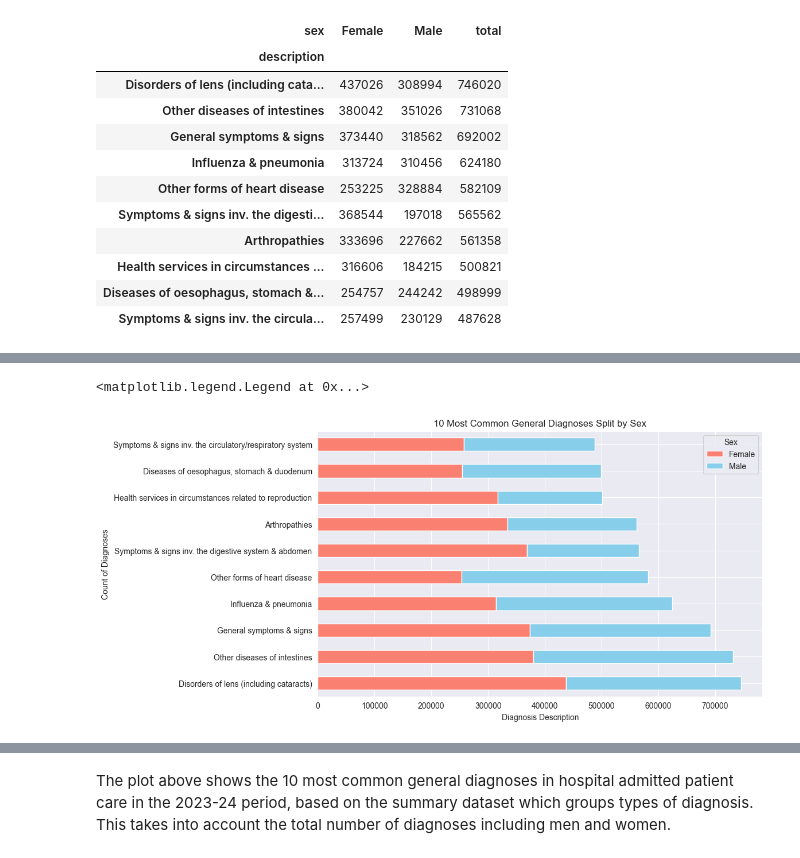
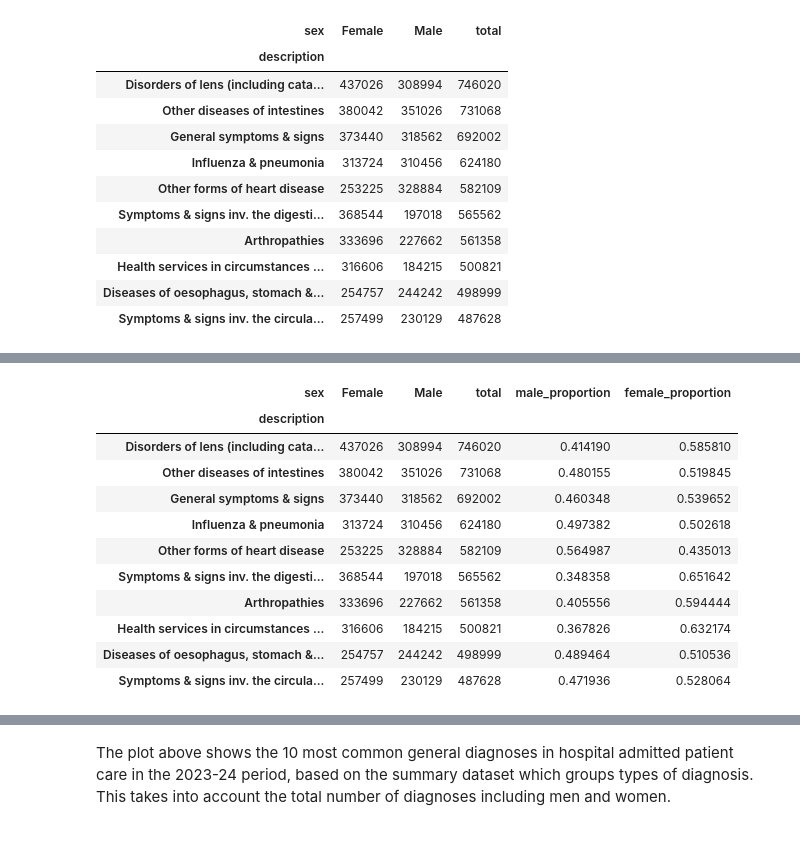
Before and after one commit to maymay238xx/Data-Science-Research-Project---Cisgender-and-Healthcare, a Jupyter notebook: notebooks/03-analysis-visualisation-notebook.ipynb, the cells around one changed output, grey strips where cells are left out. Drawn from its saved outputs; the diff is of its cells as text; code cells hidden in the pictures.

```diff
--- a/notebooks/03-analysis-visualisation-notebook.ipynb
+++ b/notebooks/03-analysis-visualisation-notebook.ipynb
@@ -500,12 +512,18 @@ display(top_10_diagnoses)
 # %%
-diag_10_subset = top_10_diagnoses[["Female", "Male"]]
+top_10_diagnoses['male_proportion'] = top_10_diagnoses['Male'] / top_10_diagnoses['total']
+top_10_diagnoses['female_proportion'] = top_10_diagnoses['Female'] / top_10_diagnoses['total']
 
-diag_10_subset.plot(kind='barh', stacked=True, color=['salmon', 'skyblue'])
-plt.title('10 Most Common General Diagnoses Split by Sex')
-plt.xlabel('Diagnosis Description')
-plt.ylabel('Count of Diagnoses')
-
-plt.legend(title='Sex')
+display(top_10_diagnoses)
 # %% [output]
-<matplotlib.legend.Legend at 0x...>
-[figure, removed]
+| sex | Female | Male | total | male_proportion | female_proportion |
+| description |  |  |  |  |  |
+| Disorders of lens (including cata... | 437026 | 308994 | 746020 | 0.414190 | 0.585810 |
+| Other diseases of intestines | 380042 | 351026 | 731068 | 0.480155 | 0.519845 |
+| General symptoms & signs | 373440 | 318562 | 692002 | 0.460348 | 0.539652 |
+| Influenza & pneumonia | 313724 | 310456 | 624180 | 0.497382 | 0.502618 |
+| Other forms of heart disease | 253225 | 328884 | 582109 | 0.564987 | 0.435013 |
+| Symptoms & signs inv. the digesti... | 368544 | 197018 | 565562 | 0.348358 | 0.651642 |
+| Arthropathies | 333696 | 227662 | 561358 | 0.405556 | 0.594444 |
+| Health services in circumstances ... | 316606 | 184215 | 500821 | 0.367826 | 0.632174 |
+| Diseases of oesophagus, stomach &... | 254757 | 244242 | 498999 | 0.489464 | 0.510536 |
+| Symptoms & signs inv. the circula... | 257499 | 230129 | 487628 | 0.471936 | 0.528064 |
```
Also changed, not shown: parts of 3 cells of this notebook.
